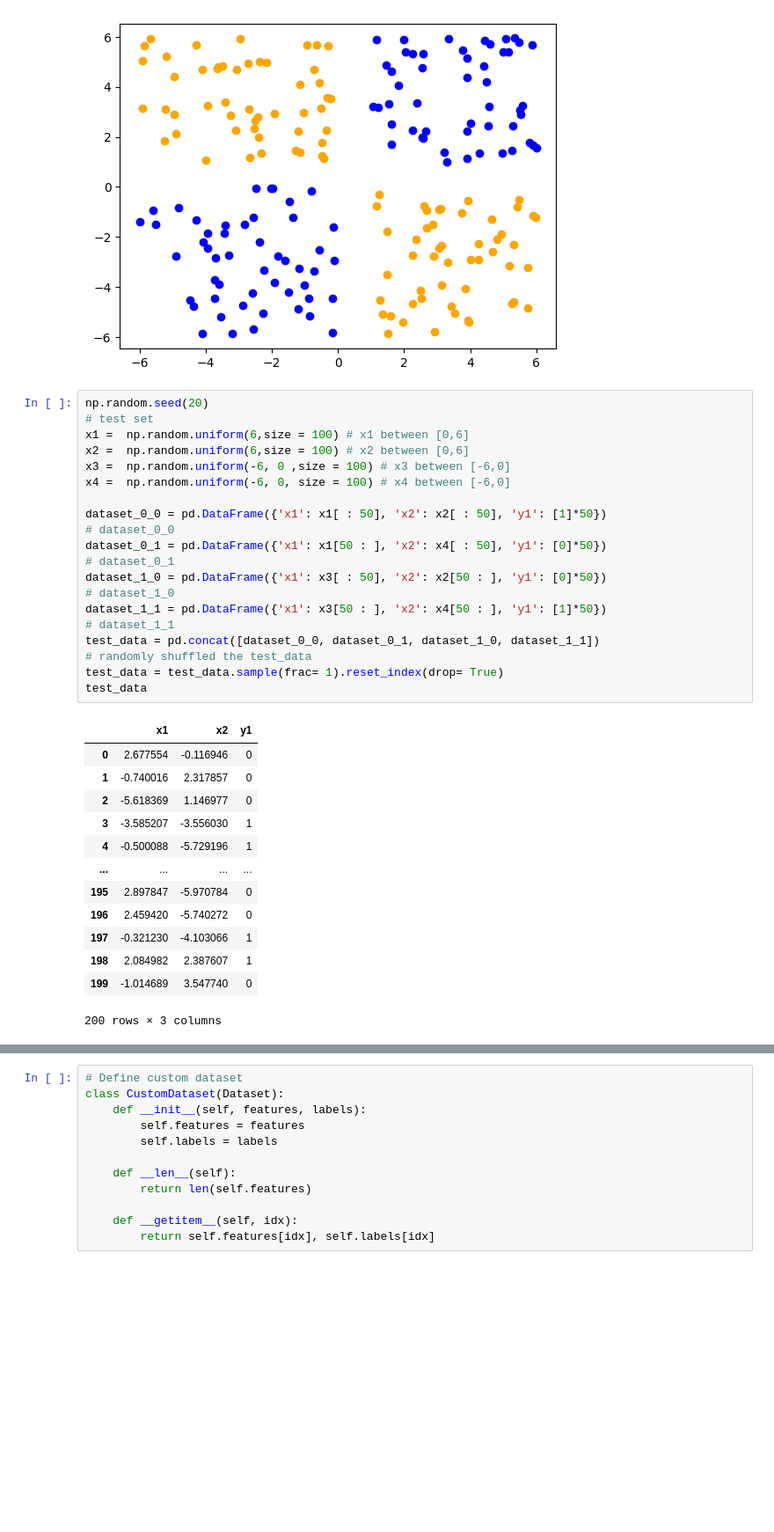
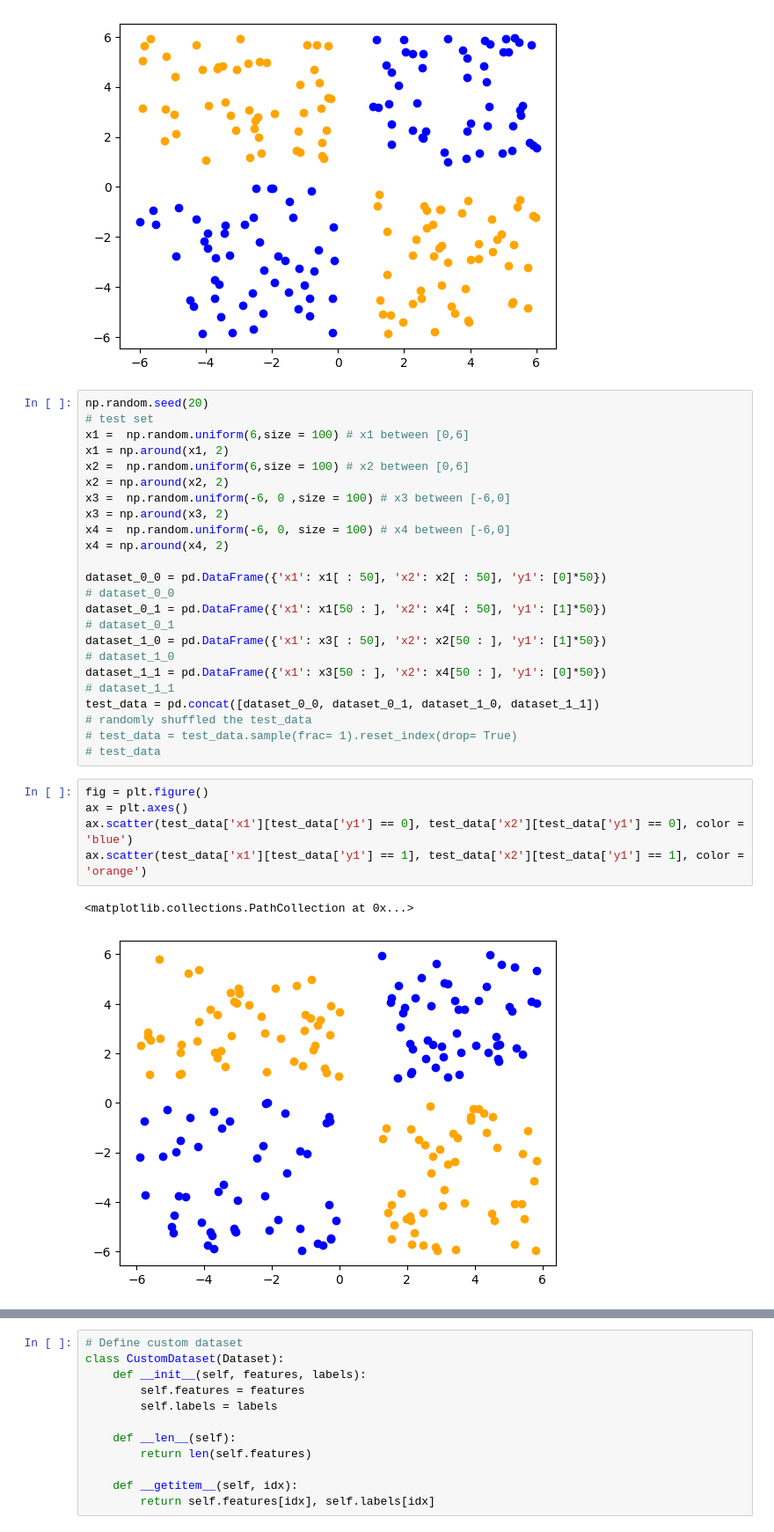
Before and after one commit to ES335-2024/ES335-2024-assignment-3-ml-dataninja, a Jupyter notebook: question_2.ipynb, the cells around one changed output, grey strips where cells are left out. Shown at 88% size. Saved outputs shown, nothing was run; the diff lists cells and outputs as text; blank space fills up the shorter version.

```diff
--- a/question_2.ipynb
+++ b/question_2.ipynb
@@ -57,34 +57,32 @@ ax.scatter(train_data['x1'][train_data['y'] == 1], train_data['x2'][train_data['
 np.random.seed(20)
 # test set
 x1 =  np.random.uniform(6,size = 100) # x1 between [0,6]
+x1 = np.around(x1, 2)
 x2 =  np.random.uniform(6,size = 100) # x2 between [0,6]
+x2 = np.around(x2, 2)
 x3 =  np.random.uniform(-6, 0 ,size = 100) # x3 between [-6,0]
+x3 = np.around(x3, 2)
 x4 =  np.random.uniform(-6, 0, size = 100) # x4 between [-6,0]
+x4 = np.around(x4, 2)
 
-dataset_0_0 = pd.DataFrame({'x1': x1[ : 50], 'x2': x2[ : 50], 'y1': [1]*50})
+dataset_0_0 = pd.DataFrame({'x1': x1[ : 50], 'x2': x2[ : 50], 'y1': [0]*50})
 # dataset_0_0
-dataset_0_1 = pd.DataFrame({'x1': x1[50 : ], 'x2': x4[ : 50], 'y1': [0]*50})
+dataset_0_1 = pd.DataFrame({'x1': x1[50 : ], 'x2': x4[ : 50], 'y1': [1]*50})
 # dataset_0_1
-dataset_1_0 = pd.DataFrame({'x1': x3[ : 50], 'x2': x2[50 : ], 'y1': [0]*50})
+dataset_1_0 = pd.DataFrame({'x1': x3[ : 50], 'x2': x2[50 : ], 'y1': [1]*50})
 # dataset_1_0
-dataset_1_1 = pd.DataFrame({'x1': x3[50 : ], 'x2': x4[50 : ], 'y1': [1]*50})
+dataset_1_1 = pd.DataFrame({'x1': x3[50 : ], 'x2': x4[50 : ], 'y1': [0]*50})
 # dataset_1_1
 test_data = pd.concat([dataset_0_0, dataset_0_1, dataset_1_0, dataset_1_1])
 # randomly shuffled the test_data
-test_data = test_data.sample(frac= 1).reset_index(drop= True)
-test_data
+# test_data = test_data.sample(frac= 1).reset_index(drop= True)
+# test_data
-# %% [output]
-|  | x1 | x2 | y1 |
-| 0 | 2.677554 | -0.116946 | 0 |
-| 1 | -0.740016 | 2.317857 | 0 |
-| 2 | -5.618369 | 1.146977 | 0 |
-| 3 | -3.585207 | -3.556030 | 1 |
-| 4 | -0.500088 | -5.729196 | 1 |
-| ... | ... | ... | ... |
-| 195 | 2.897847 | -5.970784 | 0 |
-| 196 | 2.459420 | -5.740272 | 0 |
-| 197 | -0.321230 | -4.103066 | 1 |
-| 198 | 2.084982 | 2.387607 | 1 |
-| 199 | -1.014689 | 3.547740 | 0 |
-200 rows × 3 columns
+# %%
+fig = plt.figure()
+ax = plt.axes()
+ax.scatter(test_data['x1'][test_data['y1'] == 0], test_data['x2'][test_data['y1'] == 0], color = 'blue')
+ax.scatter(test_data['x1'][test_data['y1'] == 1], test_data['x2'][test_data['y1'] == 1], color = 'orange')
+# %% [output]
+<matplotlib.collections.PathCollection at 0x...>
+[figure, added]
 # %%
```
Also changed, not shown: parts of 36 cells of this notebook.
